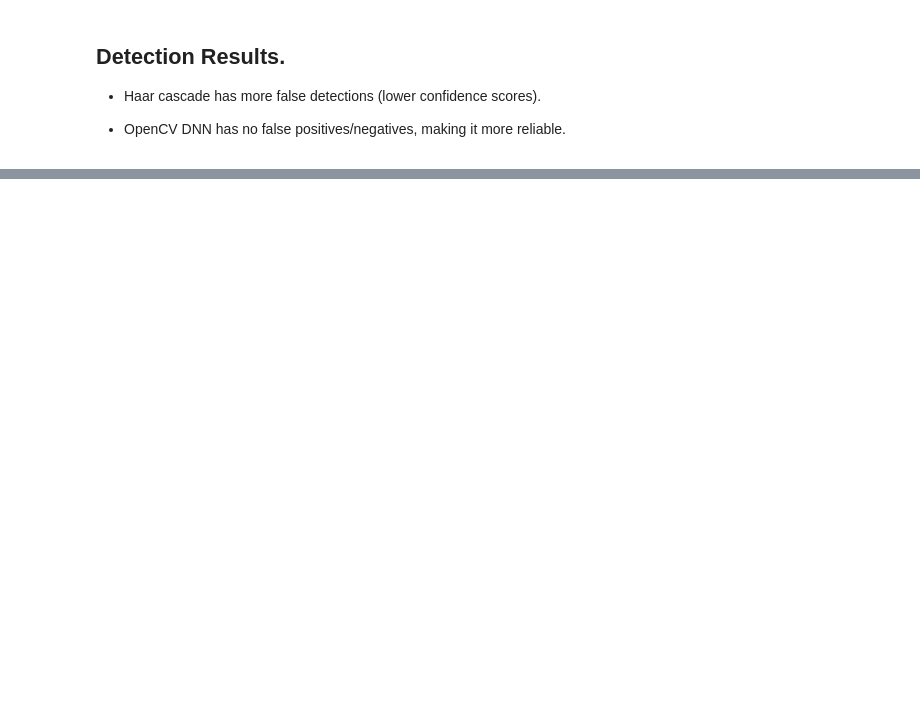
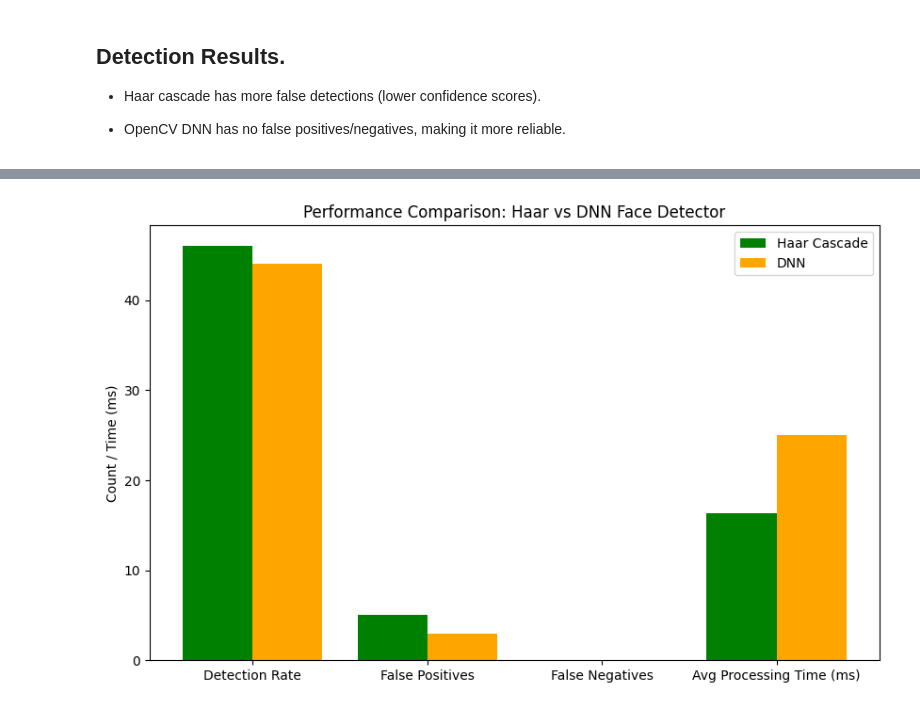
Before and after one commit to Kam-Willy/ComputerVision, a Jupyter notebook: facial-recognition.ipynb, the cells around one changed output, grey strips where cells are left out. Drawn from its saved outputs; the diff is of its cells as text; code cells hidden in the pictures; blank space fills up the shorter version.

```diff
--- a/facial-recognition.ipynb
+++ b/facial-recognition.ipynb
@@ -786,0 +843,27 @@ Name: count, dtype: int64
+# %%
+haar_results = {"detections": 0, "false_positives": 0, "false_negatives": 0, "total_time": 0}
+dnn_results = {"detections": 0, "false_positives": 0, "false_negatives": 0, "total_time": 0}
+
+for image_path in selected_images:
+    image = cv2.imread(image_path)
+
+    # Haar evaluation
+    haar_faces, haar_time = evaluate_haar(image)
+    haar_results["detections"] += haar_faces
+    haar_results["total_time"] += haar_time
+
+    # DNN evaluation
+    dnn_faces, dnn_time = evaluate_dnn(image)
+    dnn_results["detections"] += dnn_faces
+    dnn_results["total_time"] += dnn_time
+
+    # False positives and negatives (assuming at least one face per image)
+    if haar_faces == 0:
+        haar_results["false_negatives"] += 1
+    if dnn_faces == 0:
+        dnn_results["false_negatives"] += 1
+
+    if haar_faces > dnn_faces:
+        haar_results["false_positives"] += 1
+    if dnn_faces > haar_faces:
+        dnn_results["false_positives"] += 1
@@ -786,0 +920,5 @@ Name: count, dtype: int64
+# %%
+# Call the function
+plot_performance_comparison(haar_results, dnn_results, len(selected_images))
+# %% [output]
+[figure, added]
```
Also changed, not shown: parts of 29 cells of this notebook.
